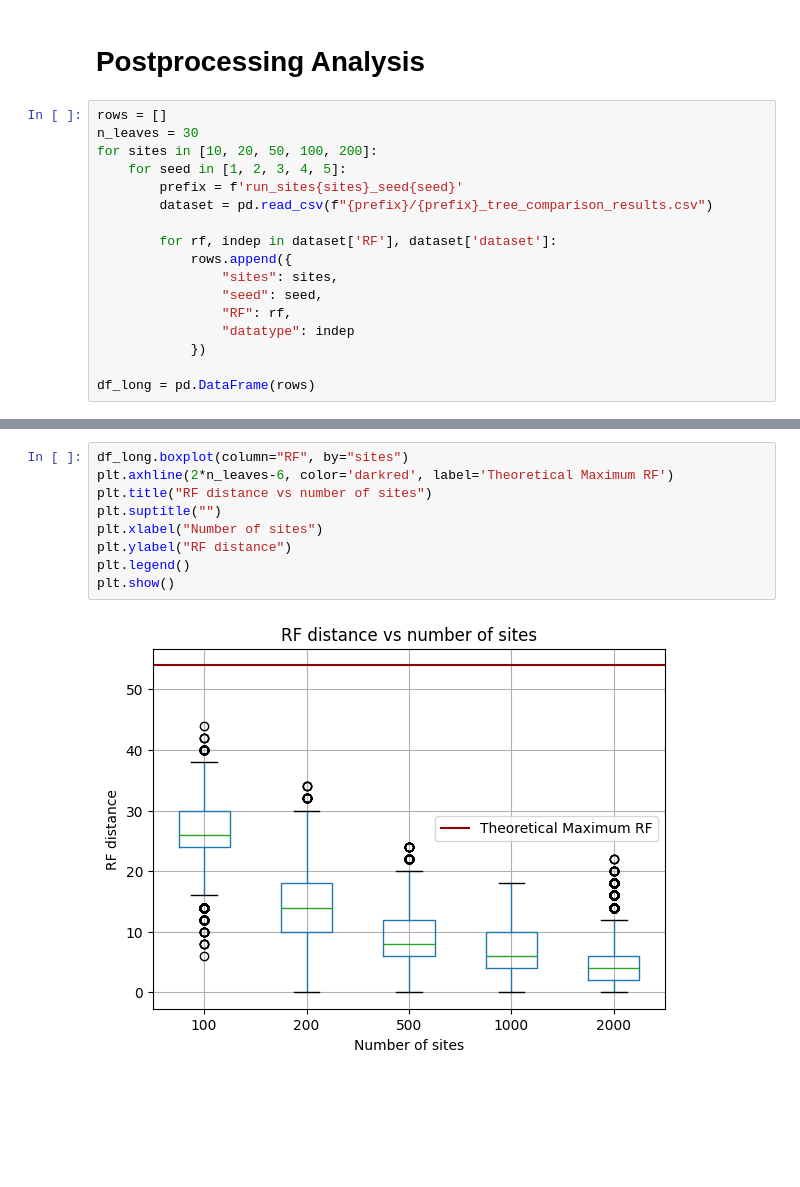
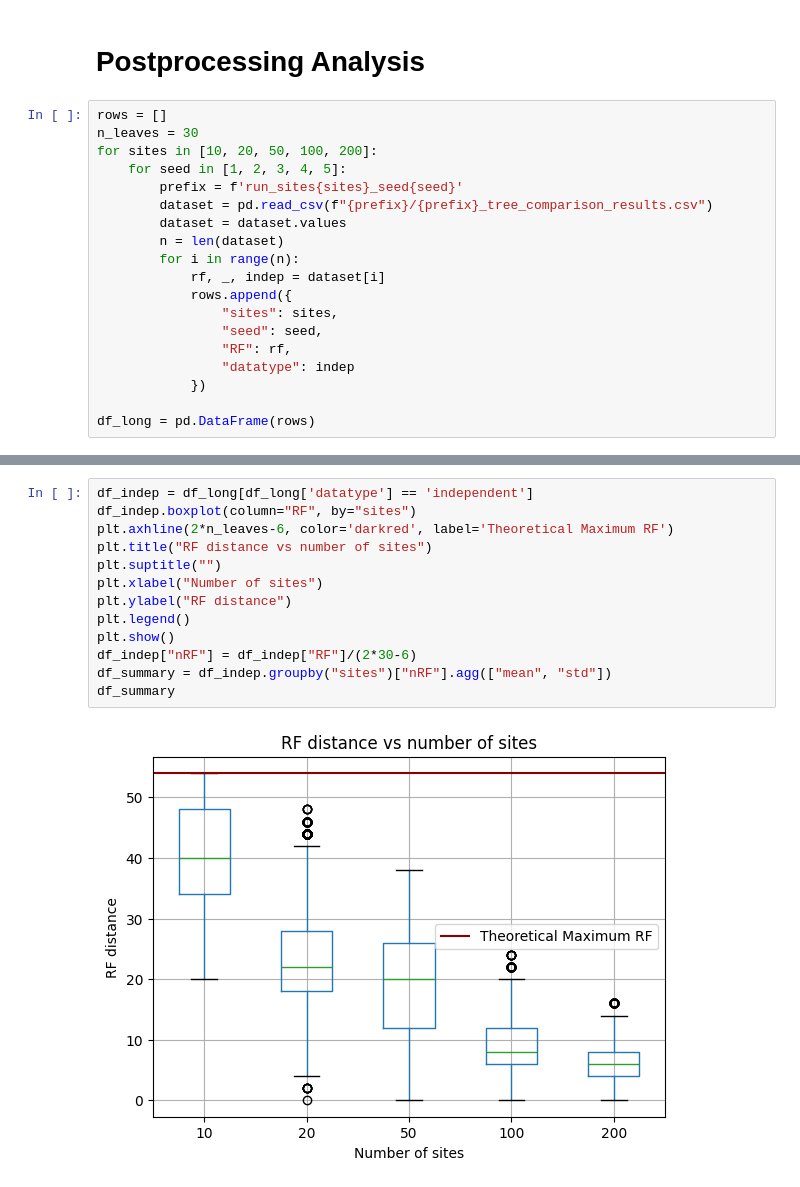
Before and after one commit to jaamestaay/M4R, a Jupyter notebook: data/testing.ipynb, the cells around one changed output, grey strips where cells are left out. Cells and saved outputs as stored; diff of their text form; blank space fills up the shorter version.

```diff
--- a/data/testing.ipynb
+++ b/data/testing.ipynb
@@ -94,8 +93,10 @@ for sites in [10, 20, 50, 100, 200]:
     for seed in [1, 2, 3, 4, 5]:
         prefix = f'run_sites{sites}_seed{seed}'
         dataset = pd.read_csv(f"{prefix}/{prefix}_tree_comparison_results.csv")
-
-        for rf, indep in dataset['RF'], dataset['dataset']:
+        dataset = dataset.values
+        n = len(dataset)
+        for i in range(n):
+            rf, _, indep = dataset[i]
             rows.append({
                 "sites": sites,
                 "seed": seed,
@@ -109,11 +122,15 @@ NameError: name 'pd' is not defined
 # %%
-df_long.boxplot(column="RF", by="sites")
+df_indep = df_long[df_long['datatype'] == 'independent']
+df_indep.boxplot(column="RF", by="sites")
 plt.axhline(2*n_leaves-6, color='darkred', label='Theoretical Maximum RF')
 plt.title("RF distance vs number of sites")
 plt.suptitle("")
 plt.xlabel("Number of sites")
 plt.ylabel("RF distance")
 plt.legend()
 plt.show()
+df_indep["nRF"] = df_indep["RF"]/(2*30-6)
+df_summary = df_indep.groupby("sites")["nRF"].agg(["mean", "std"])
+df_summary
 # %% [output]
-[figure, old version]
+[figure, new version]
```
Also changed, not shown: parts of 5 cells of this notebook.
